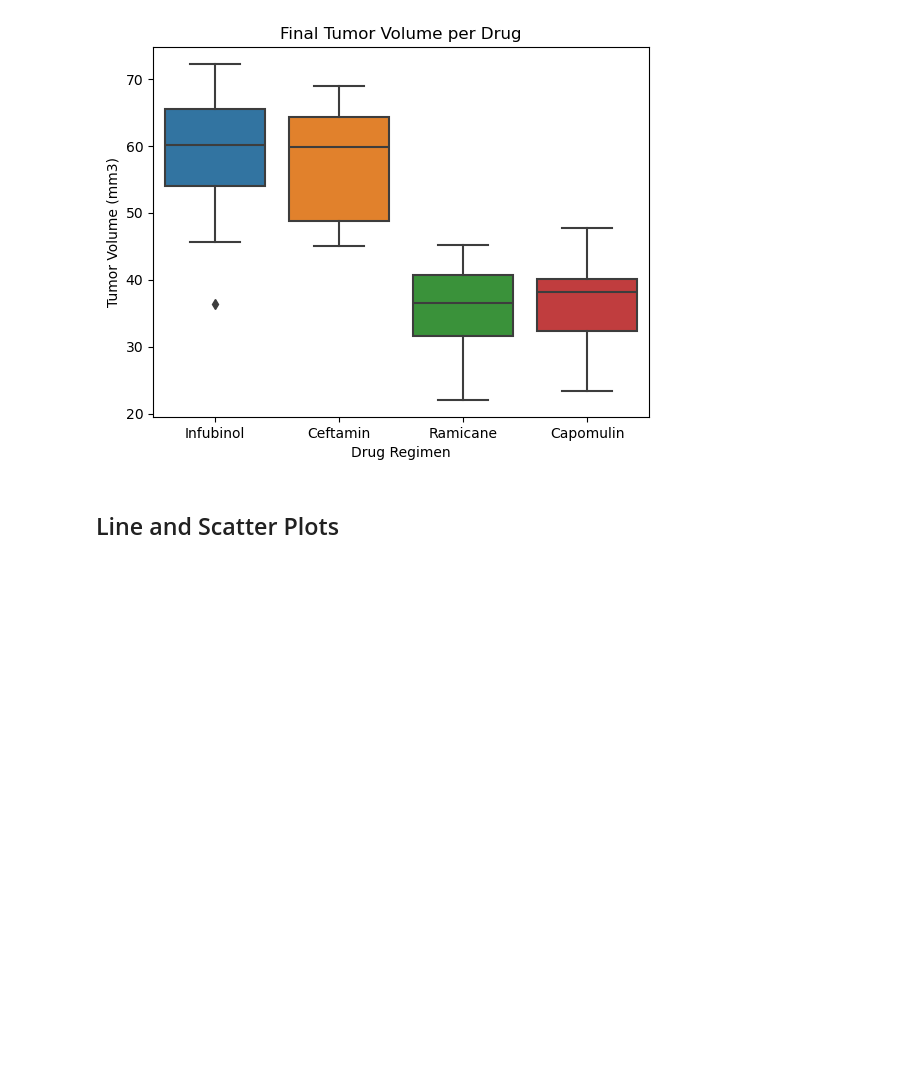
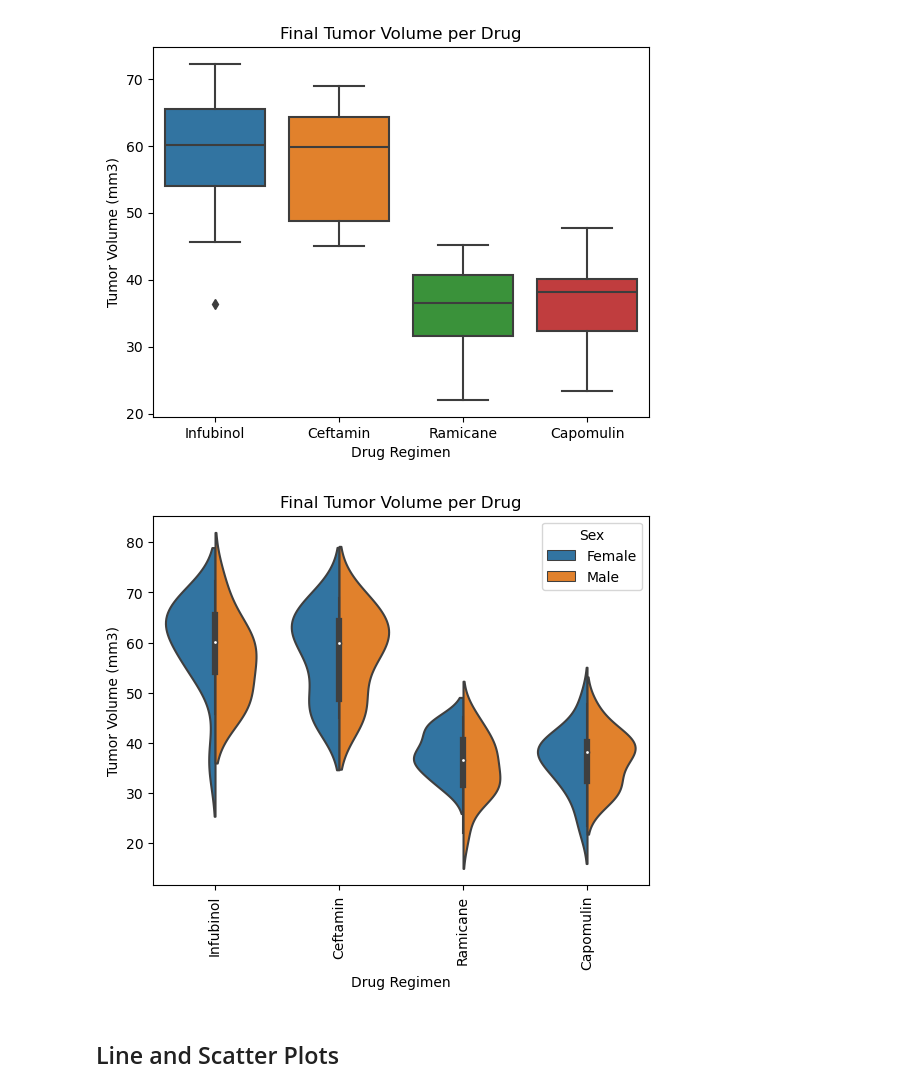
Before and after one commit to ajmonte0920/05_da_may2024_hw_5_data-visualization, a Jupyter notebook: Starter_Code/Pymaceuticals/pymaceuticals_starter - ajm.ipynb, the cells around one changed output. Drawn from its saved outputs; the diff is of its cells as text; code cells hidden in the pictures; blank space fills up the shorter version.

```diff
--- a/Starter_Code/Pymaceuticals/pymaceuticals_starter - ajm.ipynb
+++ b/Starter_Code/Pymaceuticals/pymaceuticals_starter - ajm.ipynb
@@ -286,5 +286,12 @@ plt.title("Final Tumor Volume per Drug")
 plt.show()
 # %% [output]
 [figure]
+# %%
+sns.violinplot(data=df3, x="Drug Regimen", y="Tumor Volume (mm3)", hue="Sex", split=True)
+plt.xticks(rotation=90)
+plt.title("Final Tumor Volume per Drug")
+plt.show()
+# %% [output]
+[figure, added]
 # %% [markdown]
 ## Line and Scatter Plots
```
Also changed, not shown: parts of 5 cells of this notebook.
